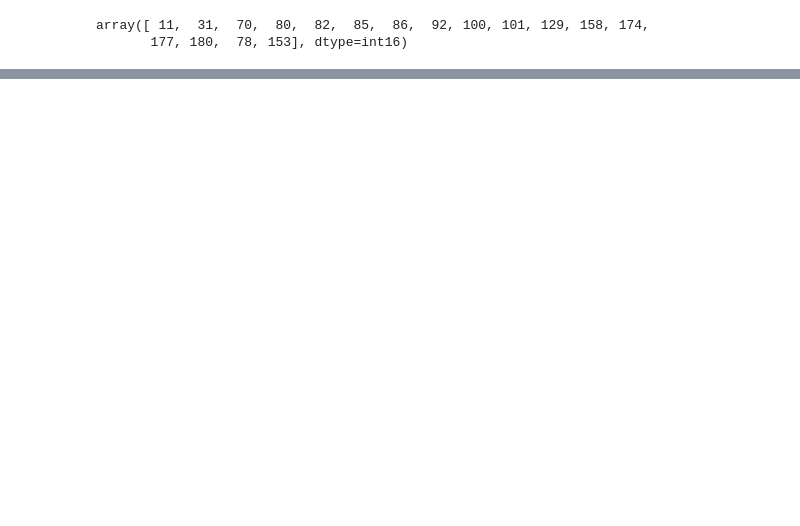
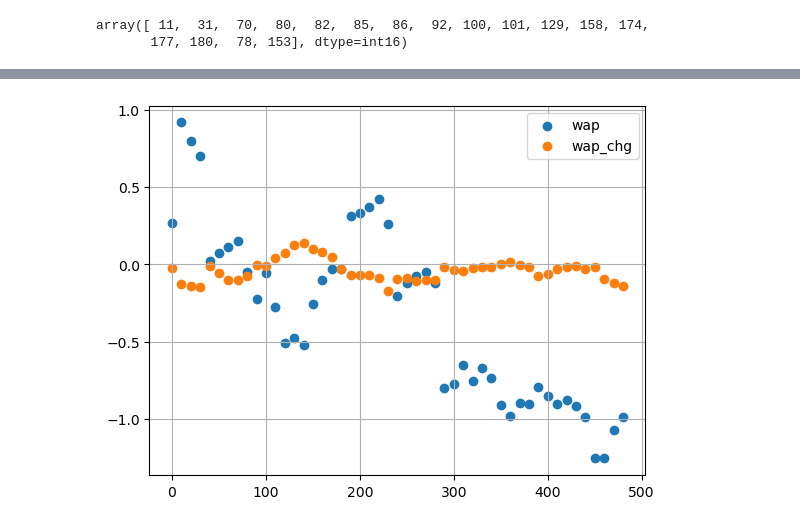
Before and after one commit to slidot41/kaggle_2023, a Jupyter notebook: notebooks/train_single_stock.ipynb, the cells around one changed output, grey strips where cells are left out. Drawn from its saved outputs; the diff is of its cells as text; code cells hidden in the pictures; blank space fills up the shorter version.

Commit message:
single stock wap prediction

```diff
--- a/notebooks/train_single_stock.ipynb
+++ b/notebooks/train_single_stock.ipynb
@@ -172,0 +194,34 @@ import pandas as pd
+# %%
+date_id = 400
+df_date = df_all[df_all['date_id']==date_id].reset_index(drop=True)
+
+raw_wap = df_date['wap'].copy()
+raw_wap.name = 'raw_wap'
+
+scale_cols = [x for x in feature_cols if x not in category_cols]
+scaler = StandardScaler().fit(df_date[scale_cols])
+df_date[scale_cols] = scaler.transform(df_date[scale_cols])
+
+# for k, v in lgb_model_collection.items():
+
+#     df_stock = df_date[df_date['stock_id'] == k].reset_index(drop=True)
+
+#     raw_wap = df_stocks['wap'].copy()
+
+#     scale_cols = [x for x in feature_cols if x not in category_cols]
+#     scaler = StandardScaler().fit(df[scale_cols])
+#     df[scale_cols] = scaler.transform(df[scale_cols])
+# %%
+for i in df_date['stock_id'].unique():
+    df_stock = df_date[df_date['stock_id'] == i].reset_index(drop=True)
+    pred_chg = np.zeros(len(df_stock))
+
+    if i in lgb_model_collection.keys():
+        for model in lgb_model_collection[i]['models']:
+            pred_chg += model.predict(df_stock[feature_cols].values)
+        pred_chg = pred_chg / len(lgb_model_collection[i]['models'])
+        pred_wap = (pred_chg + 1) * raw_wap[df_date['stock_id'] == i]
+        df_date.loc[df_date['stock_id'] == i, 'pred_wap'] = pred_wap
+        df_date.loc[df_date['stock_id'] == i, 'pred_chg'] = pred_chg
+
+df_date = pd.concat([df_date, raw_wap], axis=1)
@@ -172,0 +242,10 @@ import pandas as pd
+# %%
+df_184 = df_date[(df_date['pred_wap'].notnull())&(df_date['stock_id']==184)][['stock_id', 'seconds_in_bucket', 'wap', 'wap_chg', 'pred_chg', 'pred_wap', 'raw_wap', 'wap_shift']]
+
+plt.scatter(df_184['seconds_in_bucket'], df_184['wap'], label='wap')
+plt.scatter(df_184['seconds_in_bucket'], df_184['wap_chg']*100, label='wap_chg')
+plt.legend()
+plt.grid()
+plt.show()
+# %% [output]
+[figure, added]
```
Also changed, not shown: parts of 19 cells of this notebook, 7 other files.
